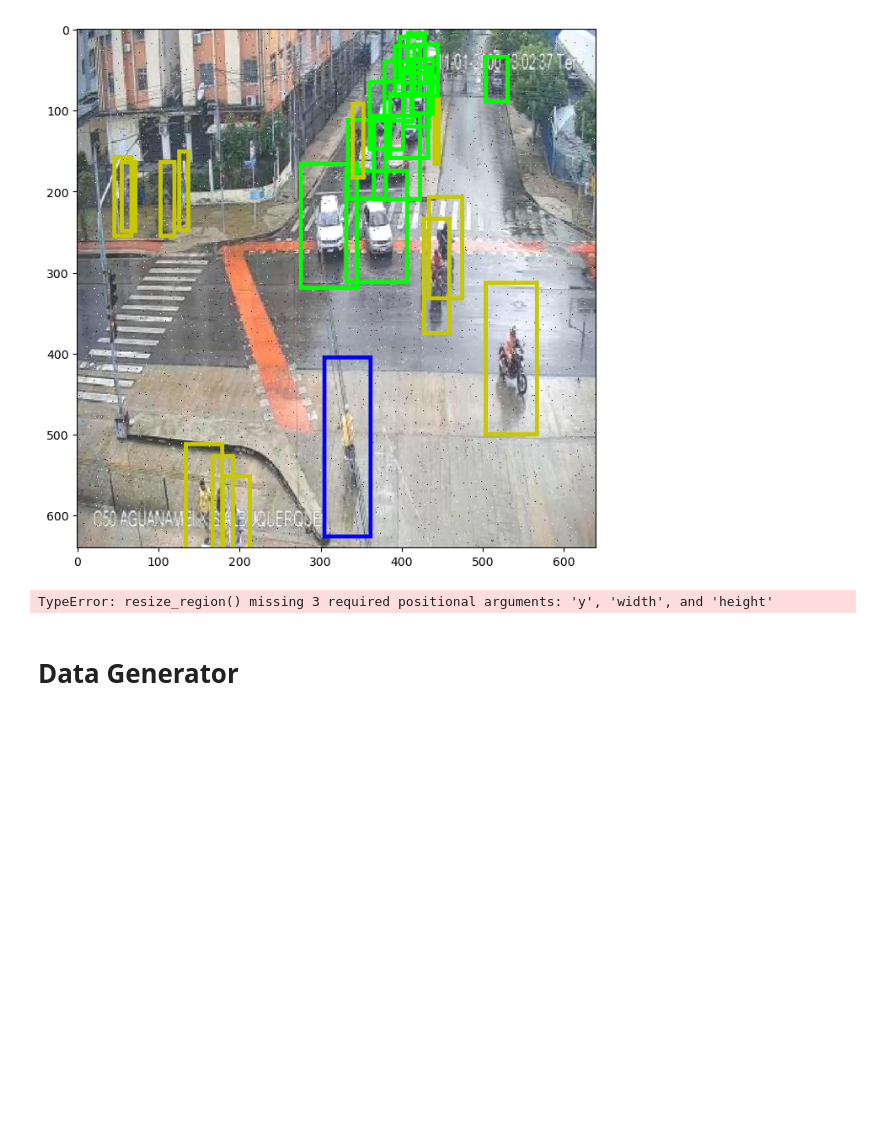
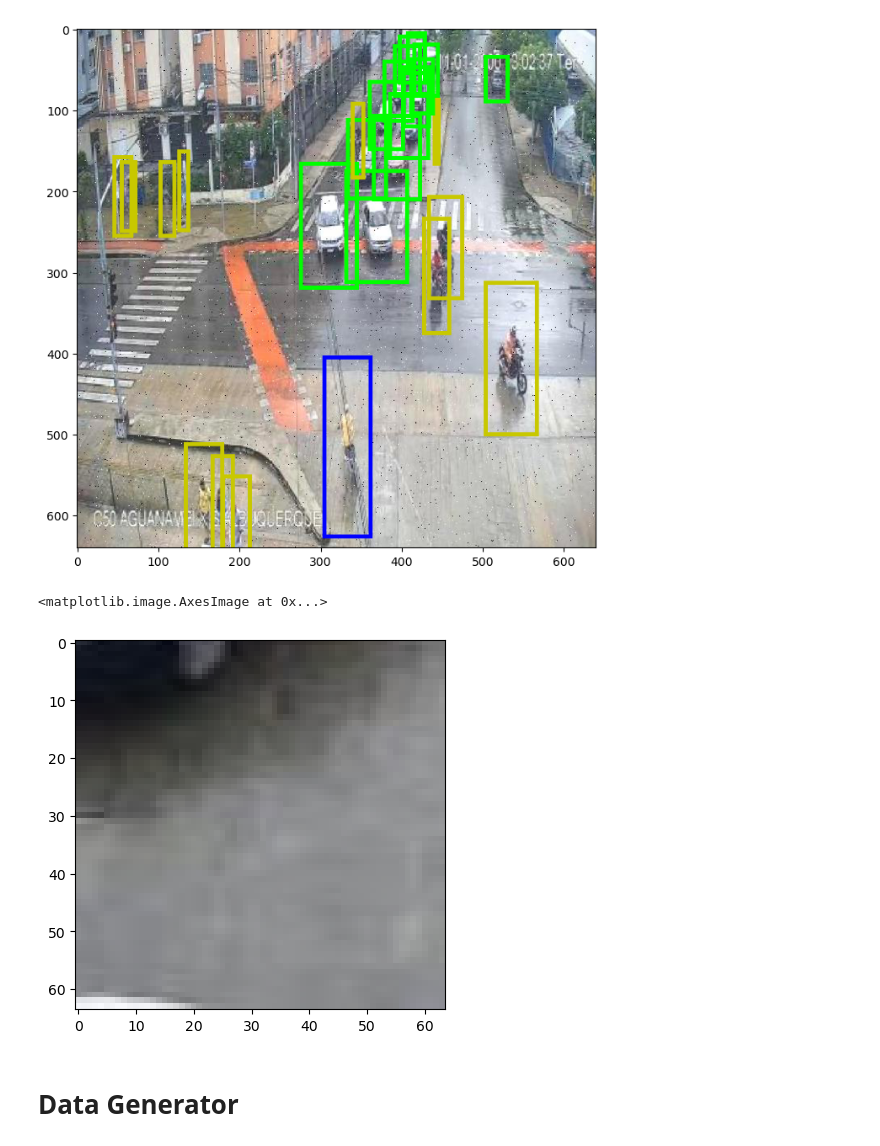
Before and after one commit to AsimWattoo/Traffic_Object_Detection_TensorFlow, a Jupyter notebook: RCNN.ipynb, the cells around one changed output. Saved outputs shown, nothing was run; the diff lists cells and outputs as text; code cells hidden in the pictures; blank space fills up the shorter version.

```diff
--- a/RCNN.ipynb
+++ b/RCNN.ipynb
@@ -107,10 +107,11 @@ def resize_region(image, x, y, width, height, new_size = (64, 64)):
     cropped_image = cv2.resize(cropped_image, new_size)
     return cropped_image
 # %%
-cropped_image = resize_region(image, object_coordinates[0])
+cropped_image = resize_region(image, object_coordinates[0][1], object_coordinates[0][2], object_coordinates[0][3], object_coordinates[0][4])
 plt.imshow(cropped_image)
 # %% [output]
-TypeError: resize_region() missing 3 required positional arguments: 'y', 'width', and 'height'
+<matplotlib.image.AxesImage at 0x...>
+[figure, added]
 # %% [markdown]
 # Data Generator
 # %%
```
Also changed, not shown: parts of 14 cells of this notebook.
